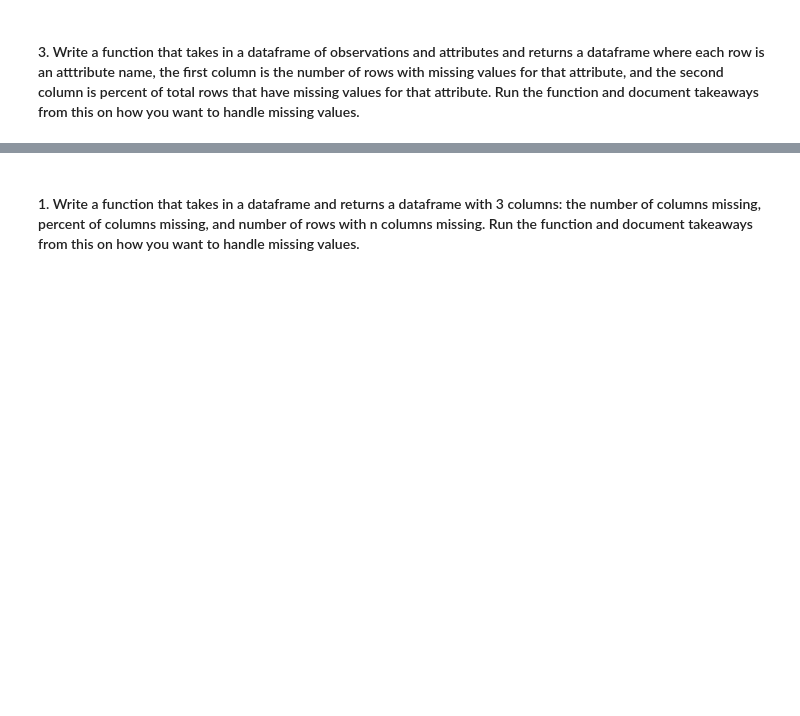
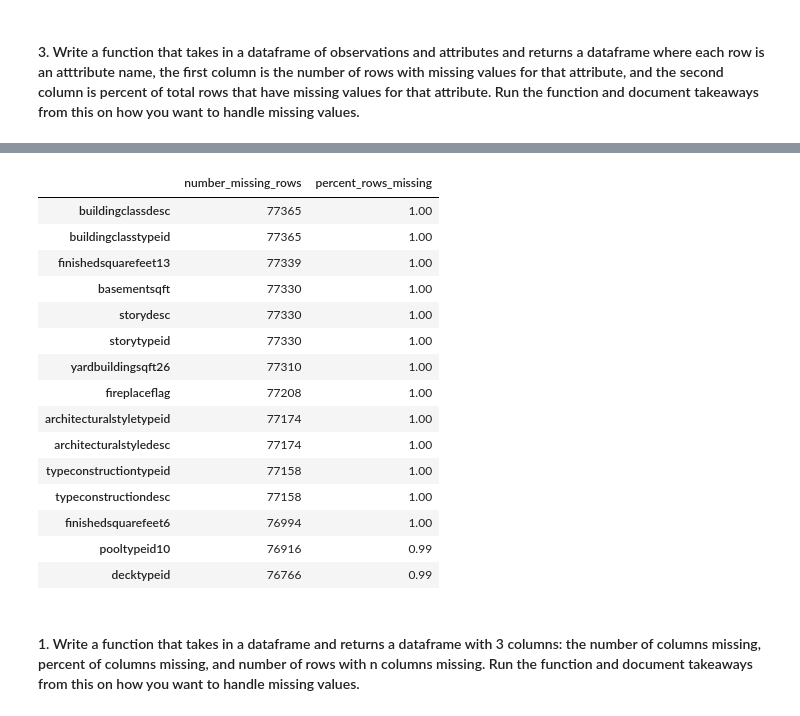
Before and after one commit to brandonjbryant/clustering-exercises, a Jupyter notebook: exercises/zillow.ipynb, the cells around one changed output, grey strips where cells are left out. Drawn from its saved outputs; the diff is of its cells as text; code cells hidden in the pictures; blank space fills up the shorter version.

```diff
--- a/exercises/zillow.ipynb
+++ b/exercises/zillow.ipynb
@@ -11,2 +216,32 @@
+# %%
+#Function to identify where the data is missing
+def nulls_by_col(df):
+    num_missing = zillow.isnull().sum()
+    rows = zillow.shape[0]
+    pct_missing = num_missing / rows
+    cols_missing = pd.DataFrame({'number_missing_rows': num_missing, 'percent_rows_missing': pct_missing})
+    return cols_missing
+# %%
+#Check fucntion
+nulls_by_column = nulls_by_col(zillow)
+nulls_by_column.sort_values(by="percent_rows_missing", ascending=False, inplace=True)
+nulls_by_column.head(15)
+# %% [output]
+|  | number_missing_rows | percent_rows_missing |
+| buildingclassdesc | 77365 | 1.00 |
+| buildingclasstypeid | 77365 | 1.00 |
+| finishedsquarefeet13 | 77339 | 1.00 |
+| basementsqft | 77330 | 1.00 |
+| storydesc | 77330 | 1.00 |
+| storytypeid | 77330 | 1.00 |
+| yardbuildingsqft26 | 77310 | 1.00 |
+| fireplaceflag | 77208 | 1.00 |
+| architecturalstyletypeid | 77174 | 1.00 |
+| architecturalstyledesc | 77174 | 1.00 |
+| typeconstructiontypeid | 77158 | 1.00 |
+| typeconstructiondesc | 77158 | 1.00 |
+| finishedsquarefeet6 | 76994 | 1.00 |
+| pooltypeid10 | 76916 | 0.99 |
+| decktypeid | 76766 | 0.99 |
 # %% [markdown]
 #### 1. Write a function that takes in a dataframe and returns a dataframe with 3 columns: the number of columns missing, percent of columns missing, and number of rows with n columns missing. Run the function and document takeaways from this on how you want to handle missing values.
```
Also changed, not shown: parts of 39 cells of this notebook.
